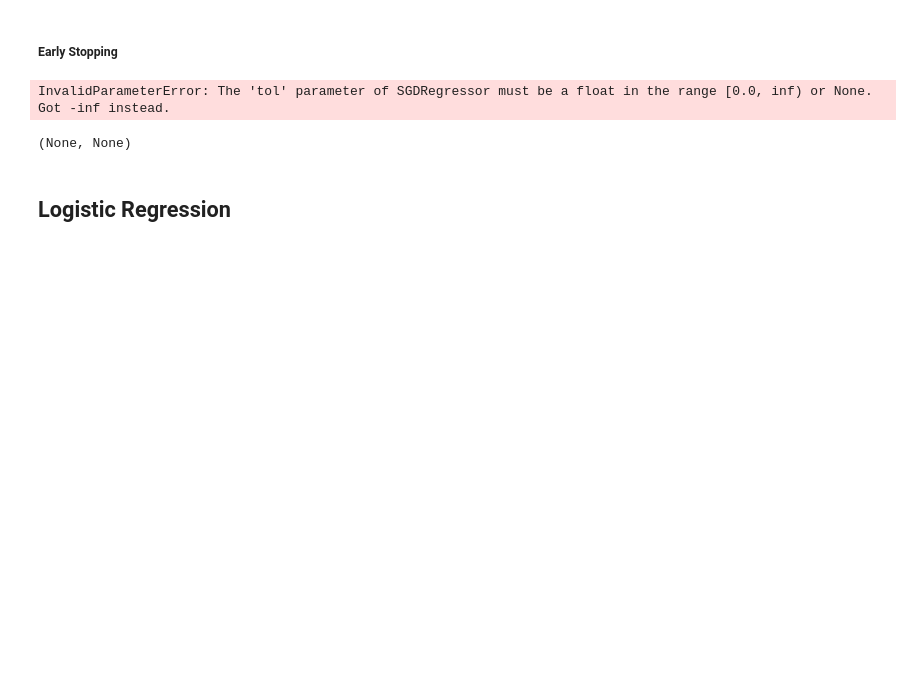
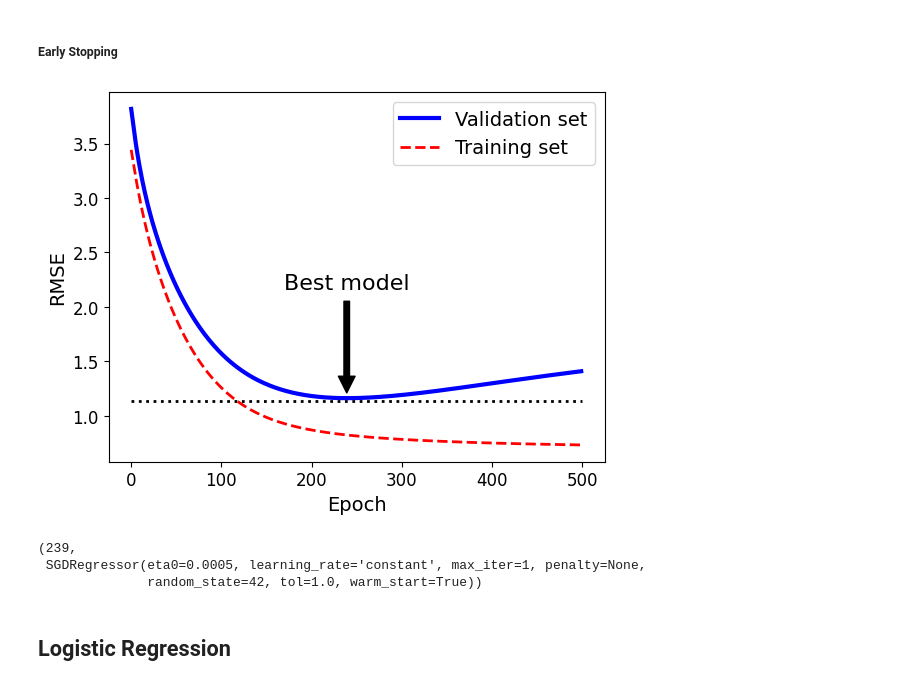
Before and after one commit to mickaelyoshua7674/hands-on-ml, a Jupyter notebook: 04_training_linear_models.ipynb, the cells around one changed output. Drawn from its saved outputs; the diff is of its cells as text; code cells hidden in the pictures; blank space fills up the shorter version.

```diff
--- a/04_training_linear_models.ipynb
+++ b/04_training_linear_models.ipynb
@@ -611,7 +615,7 @@ y = 2 + X + 0.5 * X**2 + np.random.randn(m, 1)
 
 X_train, X_val, y_train, y_val = train_test_split(X[:50], y[:50].ravel(), test_size=0.5, random_state=10)
 # %%
-from copy import deepcopy
+from sklearn.base import clone
 
 poly_scaler = Pipeline([
         ("poly_features", PolynomialFeatures(degree=90, include_bias=False)),
@@ -621,7 +625,7 @@ poly_scaler = Pipeline([
 X_train_poly_scaled = poly_scaler.fit_transform(X_train)
 X_val_poly_scaled = poly_scaler.transform(X_val)
 
-sgd_reg = SGDRegressor(max_iter=1, tol=-np.infty, warm_start=True,
+sgd_reg = SGDRegressor(max_iter=1, tol=1**(-np.infty), warm_start=True,
                        penalty=None, learning_rate="constant", eta0=0.0005, random_state=42)
 
 minimum_val_error = float("inf")
@@ -634,46 +638,48 @@ for epoch in range(1000):
     if val_error < minimum_val_error:
         minimum_val_error = val_error
         best_epoch = epoch
-        best_model = deepcopy(sgd_reg)
+        best_model = clone(sgd_reg)
-# %% [output]
-InvalidParameterError: The 'tol' parameter of SGDRegressor must be a float in the range [0.0, inf) or None. Got -inf instead.
+# %%
+sgd_reg = SGDRegressor(max_iter=1, tol=1**(-np.infty), warm_start=True,
+                       penalty=None, learning_rate="constant", eta0=0.0005, random_state=42)
+
+n_epochs = 500
+train_errors, val_errors = [], []
+for epoch in range(n_epochs):
+    sgd_reg.fit(X_train_poly_scaled, y_train)
+    y_train_predict = sgd_reg.predict(X_train_poly_scaled)
+    y_val_predict = sgd_reg.predict(X_val_poly_scaled)
+    train_errors.append(mean_squared_error(y_train, y_train_predict))
+    val_errors.append(mean_squared_error(y_val, y_val_predict))
+
+best_epoch = np.argmin(val_errors)
+best_val_rmse = np.sqrt(val_errors[best_epoch])
 # %%
-sgd_reg = SGDRegressor(max_iter=1, tol=-np.infty, warm_start=True,
-                       penalty=None, learning_rate="constant", eta0=0.0005, random_state=42)
-
-n_epochs = 500
-train_errors, val_errors = [], []
-for epoch in range(n_epochs):
-    sgd_reg.fit(X_train_poly_scaled, y_train)
-    y_train_predict = sgd_reg.predict(X_train_poly_scaled)
-    y_val_predict = sgd_reg.predict(X_val_poly_scaled)
-    train_errors.append(mean_squared_error(y_train, y_train_predict))
-    val_errors.append(mean_squared_error(y_val, y_val_predict))
-
-best_epoch = np.argmin(val_errors)
-best_val_rmse = np.sqrt(val_errors[best_epoch])
-
 plt.annotate('Best model',
              xy=(best_epoch, best_val_rmse),
              xytext=(best_epoch, best_val_rmse + 1),
              ha="center",
              arrowprops=dict(facecolor='black', shrink=0.05),
              fontsize=16,
             )
 
 best_val_rmse -= 0.03  # just to make the graph look better
 plt.plot([0, n_epochs], [best_val_rmse, best_val_rmse], "k:", linewidth=2)
 plt.plot(np.sqrt(val_errors), "b-", linewidth=3, label="Validation set")
 plt.plot(np.sqrt(train_errors), "r--", linewidth=2, label="Training set")
 plt.legend(loc="upper right", fontsize=14)
 plt.xlabel("Epoch", fontsize=14)
 plt.ylabel("RMSE", fontsize=14)
 
 plt.show()
+# %% [output]
+[figure, added]
 # %%
 best_epoch, best_model
 # %% [output]
-(None, None)
+(239,
+ SGDRegressor(eta0=0.0005, learning_rate='constant', max_iter=1, penalty=None,
+              random_state=42, tol=1.0, warm_start=True))
 # %% [markdown]
 ## Logistic Regression
 # %% [markdown]
```
Also changed, not shown: parts of 19 cells of this notebook.
